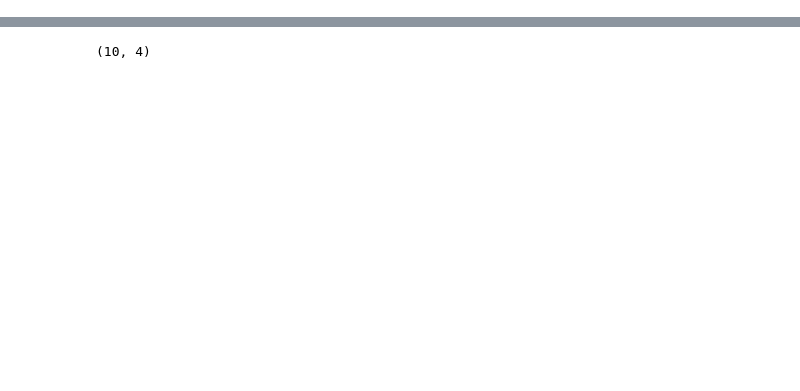
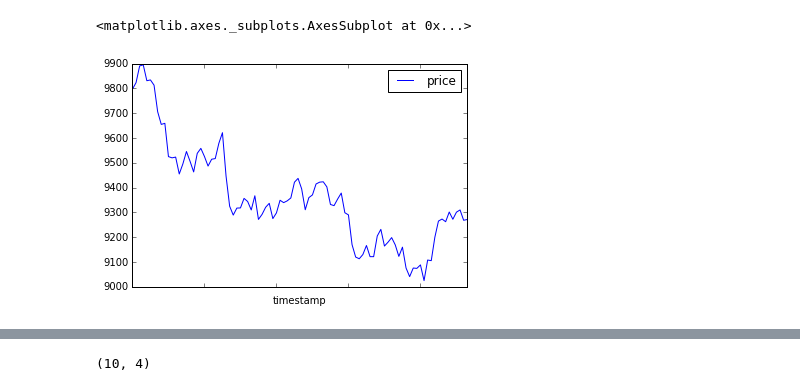
Before and after one commit to reubenng/cryptopredict, a Jupyter notebook: lstm/price_multistep.ipynb, the cells around one changed output, grey strips where cells are left out. Cells and saved outputs as stored; diff of their text form; code cells hidden in the pictures; blank space fills up the shorter version.

```diff
--- a/lstm/price_multistep.ipynb
+++ b/lstm/price_multistep.ipynb
@@ -28,3 +27,9 @@ df.head()
+# %%
+df.plot(x='timestamp', y='last', label='price')
+# savefig('price.jpg')
+# %% [output]
+<matplotlib.axes._subplots.AxesSubplot at 0x...>
+[figure, added]
 # %%
 def series_to_supervised(data, n_in=1, n_out=1, dropnan=True):
 	"""
```
Also changed, not shown: parts of 21 cells of this notebook, 3 other files.
